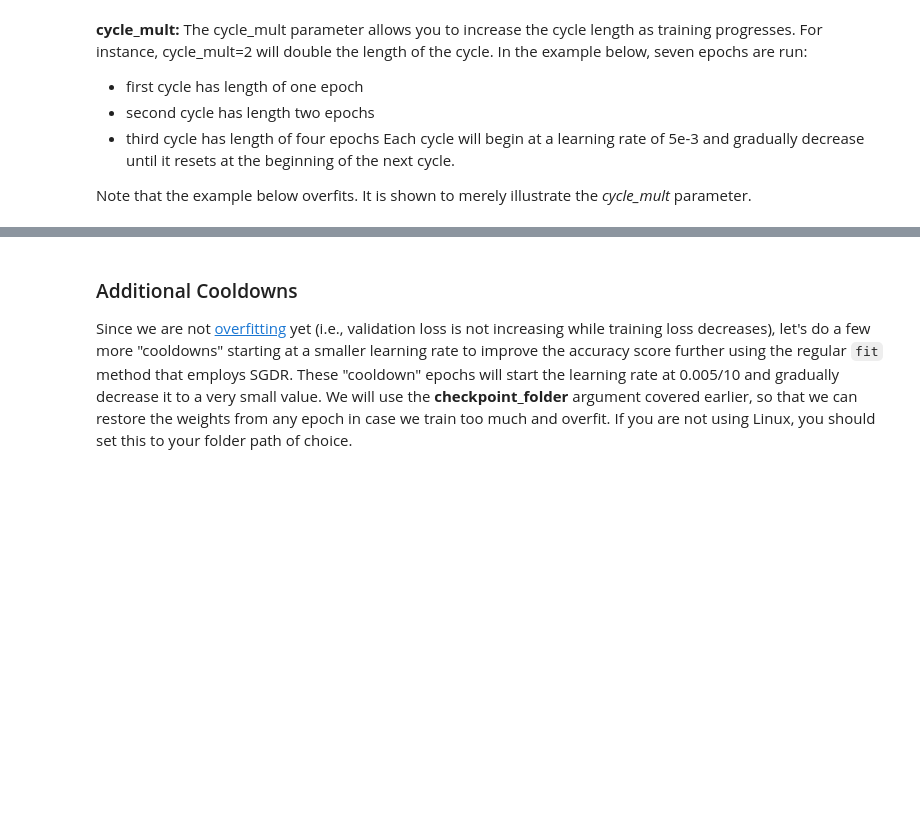
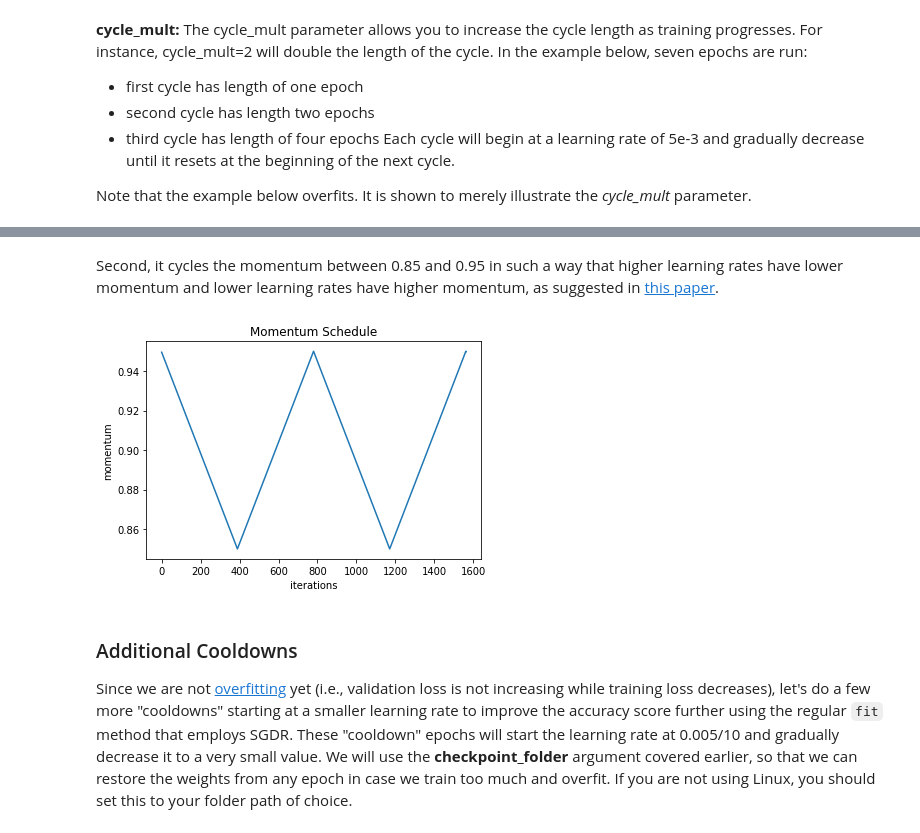
Before and after one commit to amaiya/ktrain, a Jupyter notebook: tutorial-02-tuning-learning-rates.ipynb, the cells around one changed output, grey strips where cells are left out. Cells and saved outputs as stored; diff of their text form; code cells hidden in the pictures; blank space fills up the shorter version.

````diff
--- a/tutorial-02-tuning-learning-rates.ipynb
+++ b/tutorial-02-tuning-learning-rates.ipynb
@@ -181,3 +199,9 @@ Epoch 2/2
+# %% [markdown]
+Second, it cycles the momentum between 0.85 and 0.95 in such a way that higher learning rates have lower momentum and lower learning rates have higher momentum, as suggested in [this paper](https://arxiv.org/pdf/1803.09820.pdf).
+# %%
+learner.plot('momentum')
+# %% [output]
+[figure, added]
 # %% [markdown]
 ### Additional Cooldowns
 Since we are not [overfitting](https://en.wikipedia.org/wiki/Overfitting#Machine_learning) yet (i.e., validation loss is not increasing while training loss decreases), let's do a few more "cooldowns" starting at a smaller learning rate to improve the accuracy score further using the regular ```fit``` method that employs SGDR. These "cooldown" epochs will start the learning rate at 0.005/10 and gradually decrease it to a very small value.  We will use the **checkpoint_folder** argument covered earlier, so that we can restore the weights from any epoch in case we train too much and overfit.  If you are not using Linux, you should set this to your folder path of choice.
````
Also changed, not shown: parts of 22 cells of this notebook, 1 other file.
